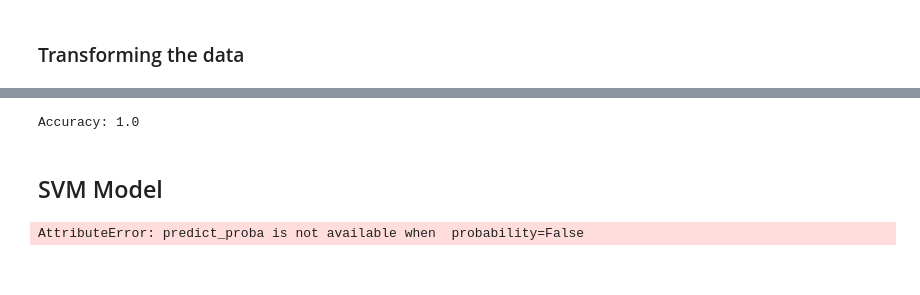
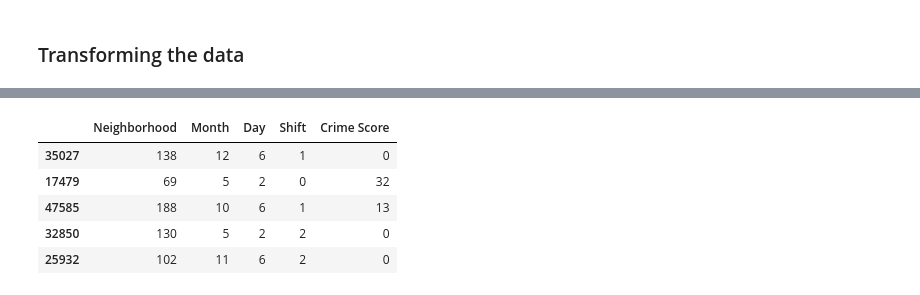
Before and after one commit to sanjeevprasada/AtlantaCrime, a Jupyter notebook: Supervised_Algs.ipynb, the cells around one changed output, grey strips where cells are left out. Drawn from its saved outputs; the diff is of its cells as text; code cells hidden in the pictures.

```diff
--- a/Supervised_Algs.ipynb
+++ b/Supervised_Algs.ipynb
@@ -197,25 +72,0 @@ nbc_predictions_probability = gnb.predict_proba(X_test[:int(len(X_test) * 0.25)]
-# %%
-# Accuracy within range 5000 (50 crime score point difference)
-count = 0
-i = 0
-for keys in y_test:
-    if i >= int(len(y_test) * 0.25):
-        break
-    if (keys - nbc_y_pred[i] >= 0 and keys - nbc_y_pred[i] <= 5000):
-        count += 1
-    elif (keys - nbc_y_pred[i] <= 0 and keys - nbc_y_pred[i] >= -5000):
-        count += 1
-    i += 1
-print("Accuracy:", count / int(len(y_test) * 0.25))
-# %% [output]
-Accuracy: 1.0
-# %% [markdown]
-## SVM Model
-# %%
-svm_clf = SVC(gamma='auto')
-svm_clf = svm_clf.fit(X_train[:int(len(X_train) * 0.25)], y_train[:int(len(y_train) * 0.25)])
-
-svm_y_pred = svm_clf.predict(X_test[:int(len(X_test) * 0.25)])
-svm_predictions_probability = svm_clf.predict_proba(X_test[:int(len(X_test) * 0.25)])
-# %% [output]
-AttributeError: predict_proba is not available when  probability=False
@@ -234,0 +73,23 @@ print("Accuracy:", count / int(len(y_test) * 0.25))
+# %%
+le = preprocessing.LabelEncoder()
+le.fit(training_data["Neighborhood"])
+training_data["Neighborhood"] = le.transform(training_data["Neighborhood"])
+le.fit(training_data["Shift Occurence"])
+training_data["Shift Occurence"] = le.transform(training_data["Shift Occurence"])
+
+# training_data.head()
+
+le = preprocessing.LabelEncoder()
+le.fit(data["Neighborhood"])
+data["Neighborhood"] = le.transform(data["Neighborhood"])
+le.fit(data["Shift"])
+data["Shift"] = le.transform(data["Shift"])
+
+data.head()
+# %% [output]
+|  | Neighborhood | Month | Day | Shift | Crime Score |
+| 35027 | 138 | 12 | 6 | 1 | 0 |
+| 17479 | 69 | 5 | 2 | 0 | 32 |
+| 47585 | 188 | 10 | 6 | 1 | 13 |
+| 32850 | 130 | 5 | 2 | 2 | 0 |
+| 25932 | 102 | 11 | 6 | 2 | 0 |
```
Also changed, not shown: parts of 44 cells of this notebook.
